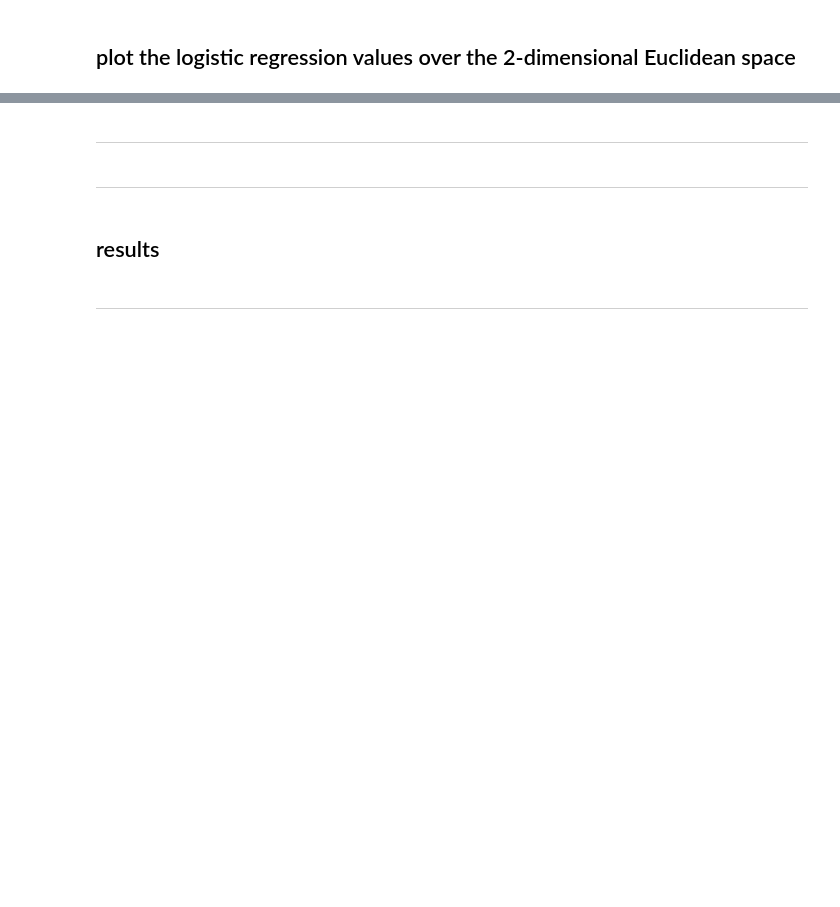
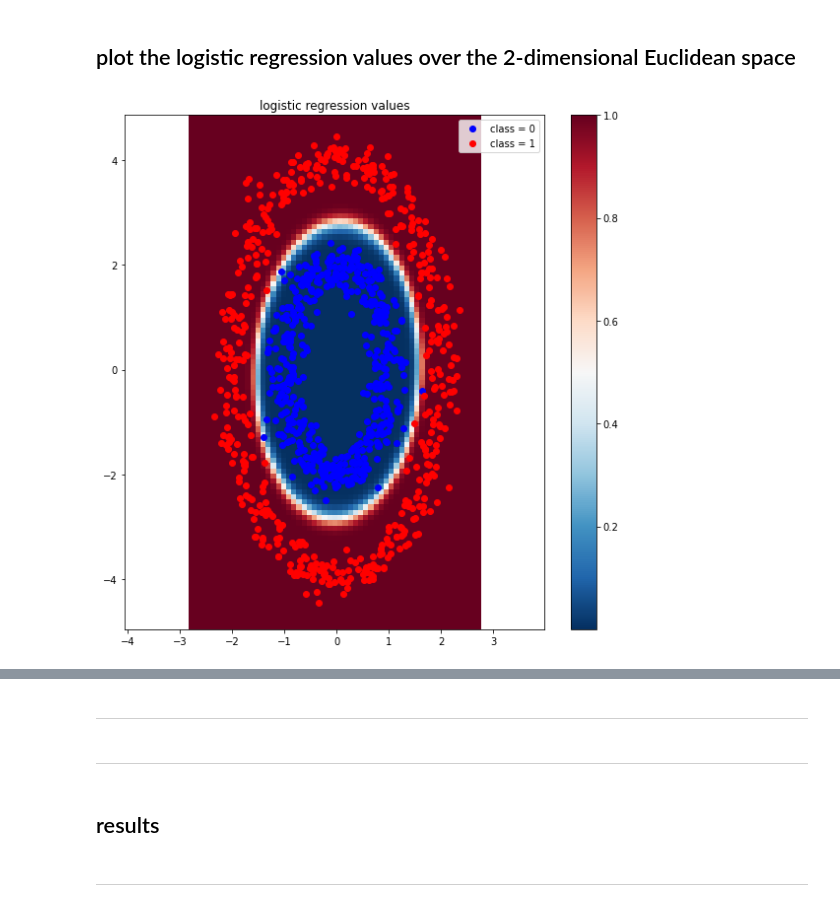
Before and after one commit to robinjoo1015/machine-learning-2022-1, a Jupyter notebook: 09/assignment_09.ipynb, the cells around one changed output, grey strips where cells are left out. Saved outputs shown, nothing was run; the diff lists cells and outputs as text; code cells hidden in the pictures; blank space fills up the shorter version.

```diff
--- a/09/assignment_09.ipynb
+++ b/09/assignment_09.ipynb
@@ -497,32 +481,41 @@ def function_result_10():
 # %%
 def function_result_11():
 
     plt.figure(figsize=(8,8)) # USE THIS VALUE for the size of the figure
     plt.title('logistic regression values')
 
     min_x   = np.min(data1_point_x)
     max_x   = np.max(data1_point_x)
     min_y   = np.min(data1_point_y)
     max_y   = np.max(data1_point_y)
 
     X = np.arange(min_x - 0.5, max_x + 0.5, 0.1) # USE THIS VALUE for the range of x values in the construction of coordinate
     Y = np.arange(min_y - 0.5, max_y + 0.5, 0.1) # USE THIS VALUE for the range of y values in the construction of coordinate
 
     [XX, YY] = np.meshgrid(X, Y)
 
     # ++++++++++++++++++++++++++++++++++++++++++++++++++
     # complete the blanks
     #
 
-
+    logreg = compute_logistic_regression(data1_theta_optimal, compute_feature1(np.c_[XX.reshape(-1, 1), YY[::-1, :].reshape(-1, 1)])).reshape(XX.shape[0], XX.shape[1])
+    cmap = cm.get_cmap('RdBu_r').copy()
+    cmap.set_bad(color='black')
+    plt.imshow(logreg, cmap=cmap, extent=[X[0], X[-1], Y[0], Y[-1]])
+    plt.colorbar()
+    plt.plot(data1_point_x_class_0, data1_point_y_class_0, 'o', color='blue', label='class = 0')
+    plt.plot(data1_point_x_class_1, data1_point_y_class_1, 'o', color='red', label='class = 1')
 
     #
     # ++++++++++++++++++++++++++++++++++++++++++++++++++
 
     plt.axis('equal')
     plt.legend()
     plt.tight_layout()
     plt.show()
+function_result_11()
+# %% [output]
+[figure, added]
 # %%
 def function_result_12():
 
```
Also changed, not shown: parts of 5 cells of this notebook.
